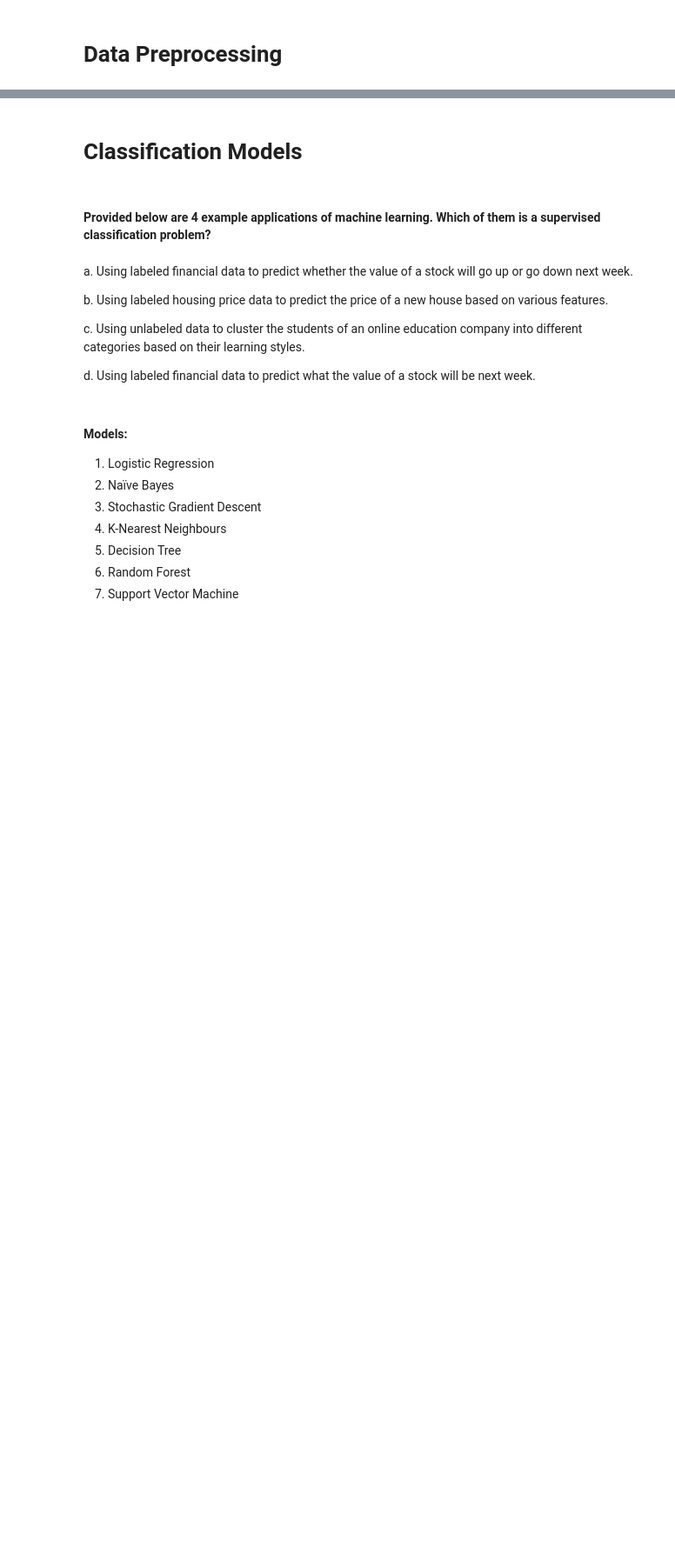
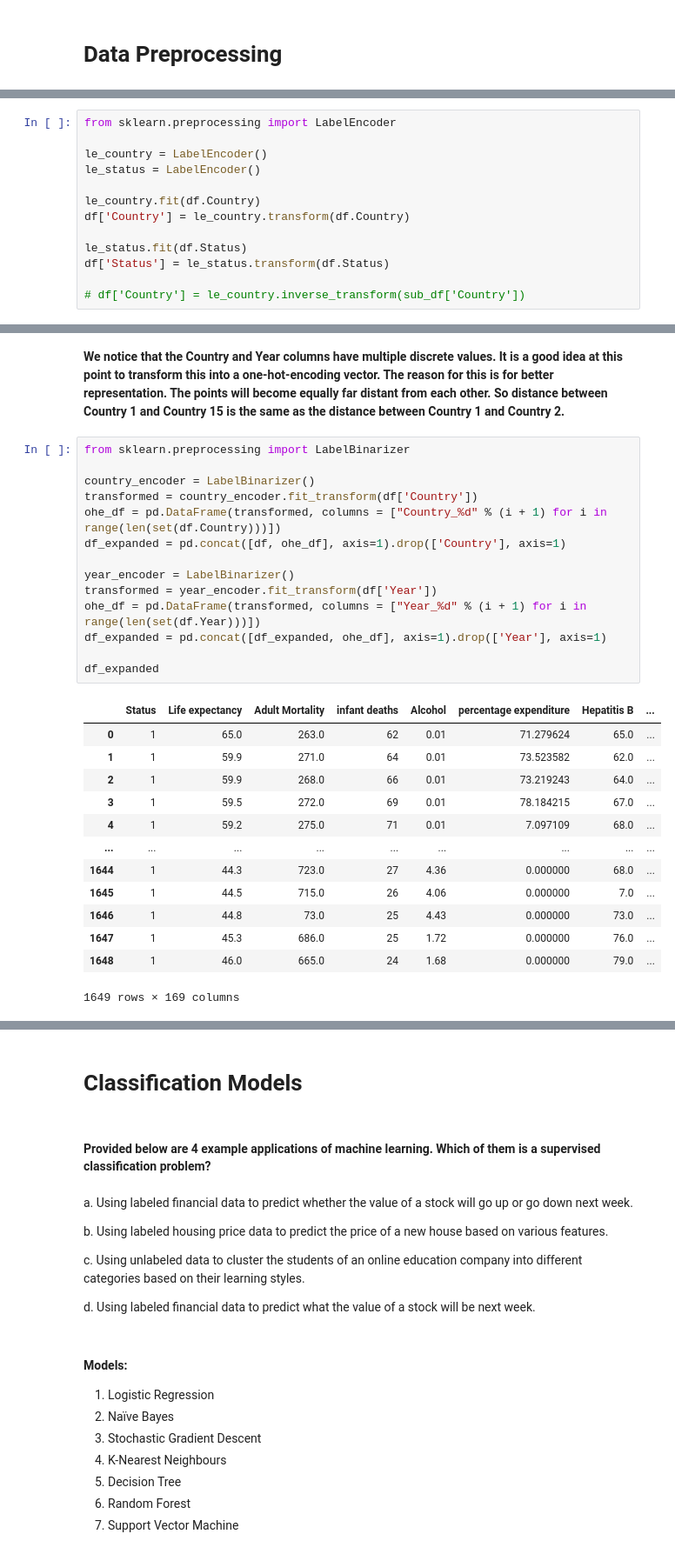
Before and after one commit to alishibli97/peca, a Jupyter notebook: mine.ipynb, the cells around one changed output, grey strips where cells are left out. Shown at 87% size. Drawn from its saved outputs; the diff is of its cells as text; blank space fills up the shorter version.

Commit message:
preprocessing

```diff
--- a/mine.ipynb
+++ b/mine.ipynb
@@ -41,0 +185,13 @@
+# %%
+from sklearn.preprocessing import LabelEncoder
+
+le_country = LabelEncoder()
+le_status = LabelEncoder()
+
+le_country.fit(df.Country)
+df['Country'] = le_country.transform(df.Country)
+
+le_status.fit(df.Status)
+df['Status'] = le_status.transform(df.Status)
+
+# df['Country'] = le_country.inverse_transform(sub_df['Country'])
@@ -41,0 +241,30 @@
+# %% [markdown]
+**We notice that the Country and Year columns have multiple discrete values. It is a good idea at this point to transform this into a one-hot-encoding vector. The reason for this is for better representation. The points will become equally far distant from each other. So distance between Country 1 and Country 15 is the same as the distance between Country 1 and Country 2.**
+# %%
+from sklearn.preprocessing import LabelBinarizer
+
+country_encoder = LabelBinarizer()
+transformed = country_encoder.fit_transform(df['Country'])
+ohe_df = pd.DataFrame(transformed, columns = ["Country_%d" % (i + 1) for i in range(len(set(df.Country)))])
+df_expanded = pd.concat([df, ohe_df], axis=1).drop(['Country'], axis=1)
+
+year_encoder = LabelBinarizer()
+transformed = year_encoder.fit_transform(df['Year'])
+ohe_df = pd.DataFrame(transformed, columns = ["Year_%d" % (i + 1) for i in range(len(set(df.Year)))])
+df_expanded = pd.concat([df_expanded, ohe_df], axis=1).drop(['Year'], axis=1)
+
+df_expanded
+# %% [output]
+|  | Status | Life expectancy | Adult Mortality | infant deaths | Alcohol | percentage expenditure | Hepatitis B | ... |
+| 0 | 1 | 65.0 | 263.0 | 62 | 0.01 | 71.279624 | 65.0 | ... |
+| 1 | 1 | 59.9 | 271.0 | 64 | 0.01 | 73.523582 | 62.0 | ... |
+| 2 | 1 | 59.9 | 268.0 | 66 | 0.01 | 73.219243 | 64.0 | ... |
+| 3 | 1 | 59.5 | 272.0 | 69 | 0.01 | 78.184215 | 67.0 | ... |
+| 4 | 1 | 59.2 | 275.0 | 71 | 0.01 | 7.097109 | 68.0 | ... |
+| ... | ... | ... | ... | ... | ... | ... | ... | ... |
+| 1644 | 1 | 44.3 | 723.0 | 27 | 4.36 | 0.000000 | 68.0 | ... |
+| 1645 | 1 | 44.5 | 715.0 | 26 | 4.06 | 0.000000 | 7.0 | ... |
+| 1646 | 1 | 44.8 | 73.0 | 25 | 4.43 | 0.000000 | 73.0 | ... |
+| 1647 | 1 | 45.3 | 686.0 | 25 | 1.72 | 0.000000 | 76.0 | ... |
+| 1648 | 1 | 46.0 | 665.0 | 24 | 1.68 | 0.000000 | 79.0 | ... |
+1649 rows × 169 columns
```
Also changed, not shown: parts of 38 cells of this notebook, 10 other files.
